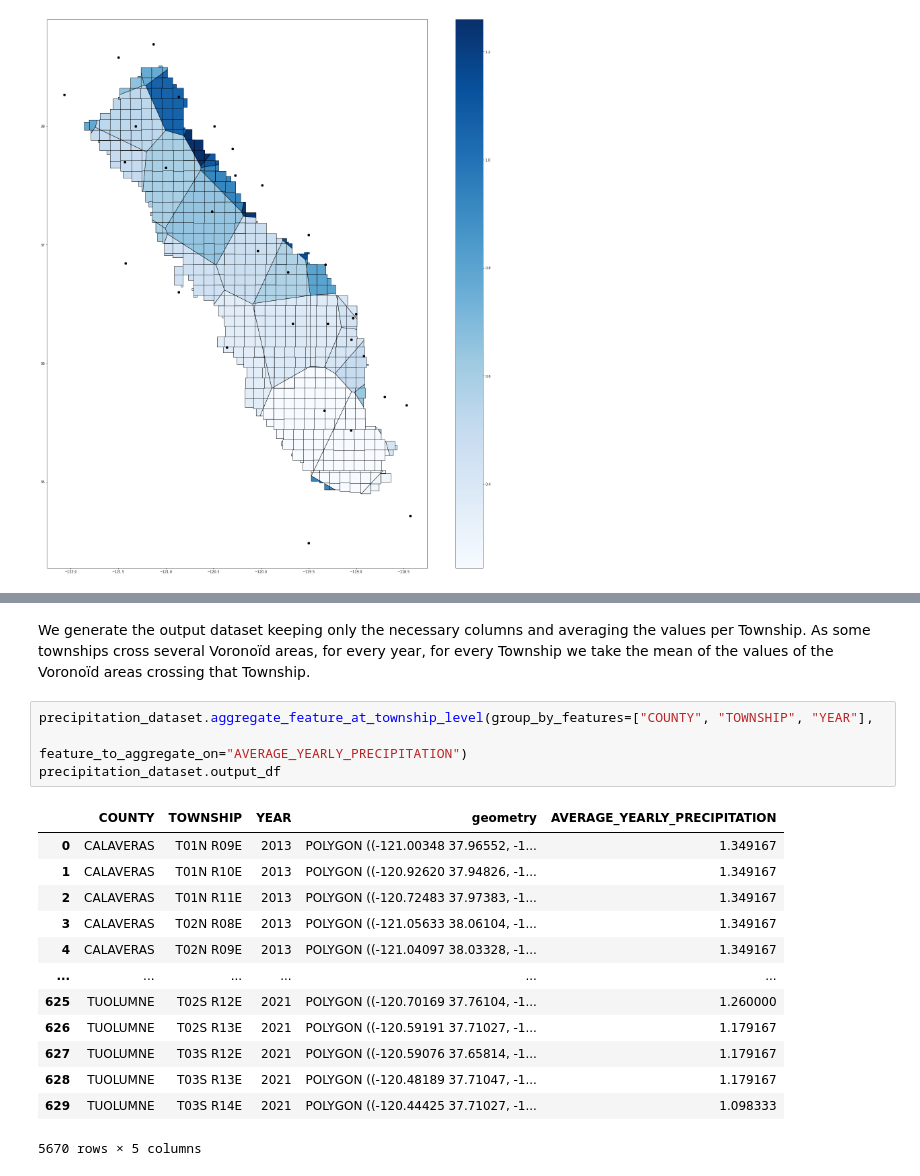
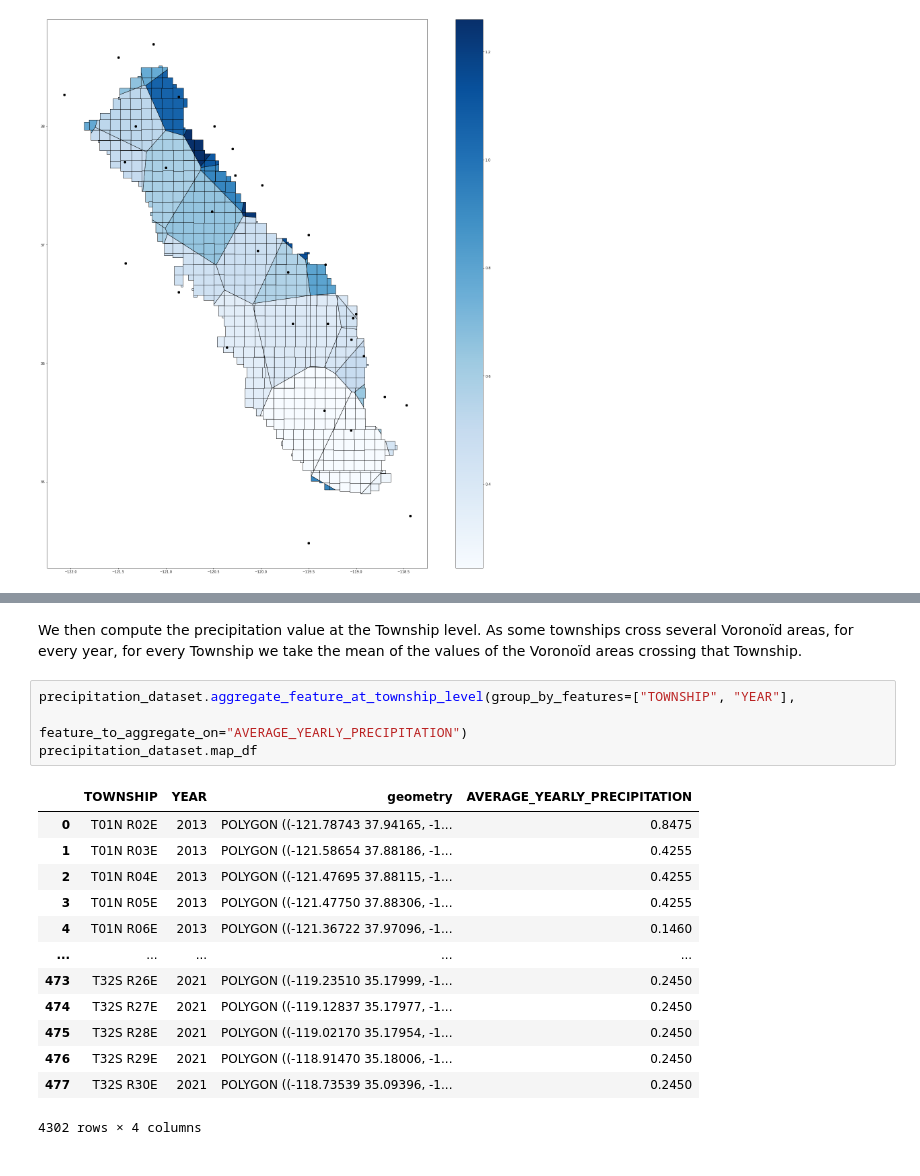
Before and after one commit to sjtalkar/milestone2_waterwells_deepnote, a Jupyter notebook: eda/precipitation.ipynb, the cells around one changed output, grey strips where cells are left out. Drawn from its saved outputs; the diff is of its cells as text.

```diff
--- a/eda/precipitation.ipynb
+++ b/eda/precipitation.ipynb
@@ -132,21 +139,20 @@ plt.show()
 # %% [markdown]
-We generate the output dataset keeping only the necessary columns and averaging the values per Township.
-As some townships cross several Voronoïd areas, for every year, for every Township we take the mean of the values of the Voronoïd areas crossing that Township.
+We then compute the precipitation value at the Township level. As some townships cross several Voronoïd areas, for every year, for every Township we take the mean of the values of the Voronoïd areas crossing that Township.
 # %%
-precipitation_dataset.aggregate_feature_at_township_level(group_by_features=["COUNTY", "TOWNSHIP", "YEAR"],
+precipitation_dataset.aggregate_feature_at_township_level(group_by_features=["TOWNSHIP", "YEAR"],
                                                           feature_to_aggregate_on="AVERAGE_YEARLY_PRECIPITATION")
-precipitation_dataset.output_df
+precipitation_dataset.map_df
 # %% [output]
-|  | COUNTY | TOWNSHIP | YEAR | geometry | AVERAGE_YEARLY_PRECIPITATION |
-| 0 | CALAVERAS | T01N R09E | 2013 | POLYGON ((-121.00348 37.96552, -1... | 1.349167 |
-| 1 | CALAVERAS | T01N R10E | 2013 | POLYGON ((-120.92620 37.94826, -1... | 1.349167 |
-| 2 | CALAVERAS | T01N R11E | 2013 | POLYGON ((-120.72483 37.97383, -1... | 1.349167 |
-| 3 | CALAVERAS | T02N R08E | 2013 | POLYGON ((-121.05633 38.06104, -1... | 1.349167 |
-| 4 | CALAVERAS | T02N R09E | 2013 | POLYGON ((-121.04097 38.03328, -1... | 1.349167 |
-| ... | ... | ... | ... | ... | ... |
-| 625 | TUOLUMNE | T02S R12E | 2021 | POLYGON ((-120.70169 37.76104, -1... | 1.260000 |
-| 626 | TUOLUMNE | T02S R13E | 2021 | POLYGON ((-120.59191 37.71027, -1... | 1.179167 |
-| 627 | TUOLUMNE | T03S R12E | 2021 | POLYGON ((-120.59076 37.65814, -1... | 1.179167 |
-| 628 | TUOLUMNE | T03S R13E | 2021 | POLYGON ((-120.48189 37.71047, -1... | 1.179167 |
-| 629 | TUOLUMNE | T03S R14E | 2021 | POLYGON ((-120.44425 37.71027, -1... | 1.098333 |
+|  | TOWNSHIP | YEAR | geometry | AVERAGE_YEARLY_PRECIPITATION |
+| 0 | T01N R02E | 2013 | POLYGON ((-121.78743 37.94165, -1... | 0.8475 |
+| 1 | T01N R03E | 2013 | POLYGON ((-121.58654 37.88186, -1... | 0.4255 |
+| 2 | T01N R04E | 2013 | POLYGON ((-121.47695 37.88115, -1... | 0.4255 |
+| 3 | T01N R05E | 2013 | POLYGON ((-121.47750 37.88306, -1... | 0.4255 |
+| 4 | T01N R06E | 2013 | POLYGON ((-121.36722 37.97096, -1... | 0.1460 |
+| ... | ... | ... | ... | ... |
+| 473 | T32S R26E | 2021 | POLYGON ((-119.23510 35.17999, -1... | 0.2450 |
+| 474 | T32S R27E | 2021 | POLYGON ((-119.12837 35.17977, -1... | 0.2450 |
+| 475 | T32S R28E | 2021 | POLYGON ((-119.02170 35.17954, -1... | 0.2450 |
+| 476 | T32S R29E | 2021 | POLYGON ((-118.91470 35.18006, -1... | 0.2450 |
+| 477 | T32S R30E | 2021 | POLYGON ((-118.73539 35.09396, -1... | 0.2450 |
-5670 rows × 5 columns
+4302 rows × 4 columns
```
Also changed, not shown: parts of 10 cells of this notebook, 11 other files.
